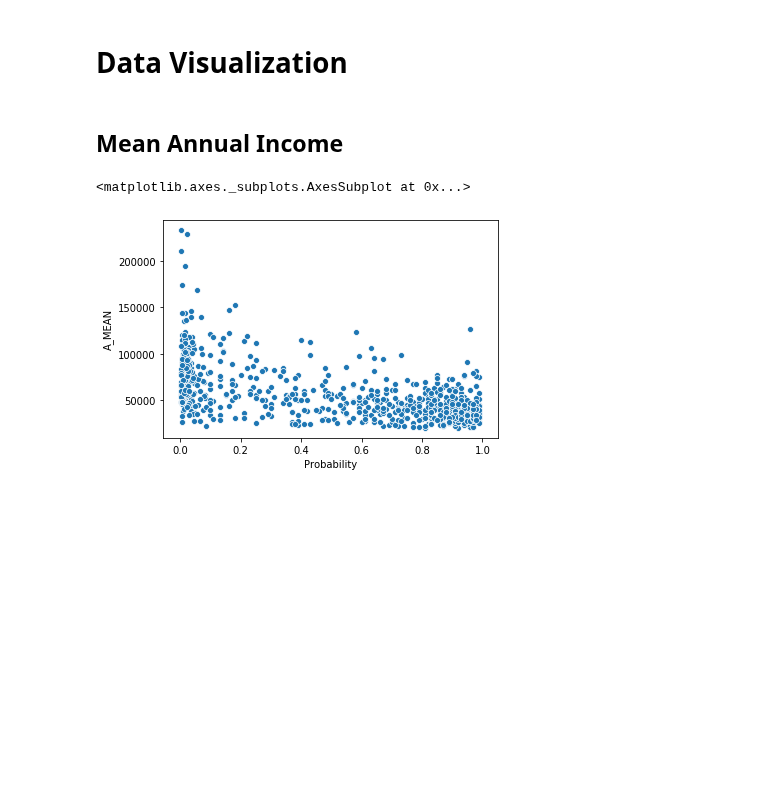
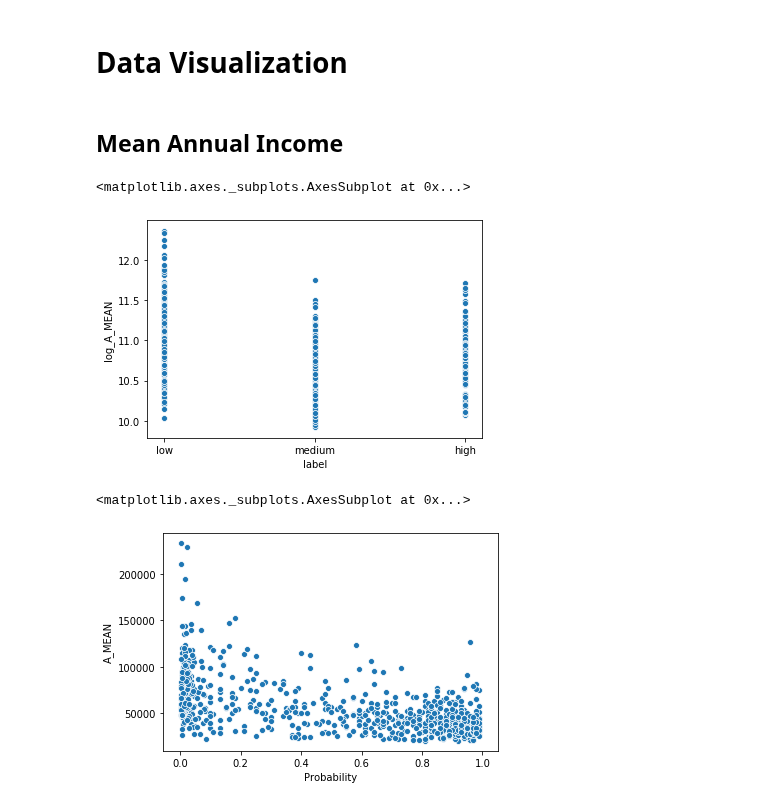
Before and after one commit to COGS108/group11_sp20, a Jupyter notebook: eda/wageanalysis.ipynb, the cells around one changed output. Drawn from its saved outputs; the diff is of its cells as text; code cells hidden in the pictures; blank space fills up the shorter version.

Commit message:
categorize automation probability

```diff
--- a/eda/wageanalysis.ipynb
+++ b/eda/wageanalysis.ipynb
@@ -80,10 +80,31 @@ df = df.reset_index()
 # Rest of values should be numeric, so transform
 df.A_MEAN = pd.to_numeric(df.A_MEAN)
 df.A_MEDIAN = pd.to_numeric(df.A_MEDIAN)
+# %%
+# Classify probability of automation
+def transform_prob(probability):
+    if probability <= 0.33:
+        label = 'low'
+    elif probability >= .67:
+        label = 'medium'
+    else:
+        label = 'high'
+
+    return label
+# %%
+# Add label value to try classification
+df['label'] = df.Probability
+df['label'] = df.label.apply(transform_prob)
 # %% [markdown]
 # Data Visualization
 # %% [markdown]
 ## Mean Annual Income
+# %%
+# Behold
+sns.scatterplot(df.label, df.log_A_MEAN)
+# %% [output]
+<matplotlib.axes._subplots.AxesSubplot at 0x...>
+[figure, added]
 # %%
 sns.scatterplot(df.Probability, df.A_MEAN)
 # %% [output]
```
